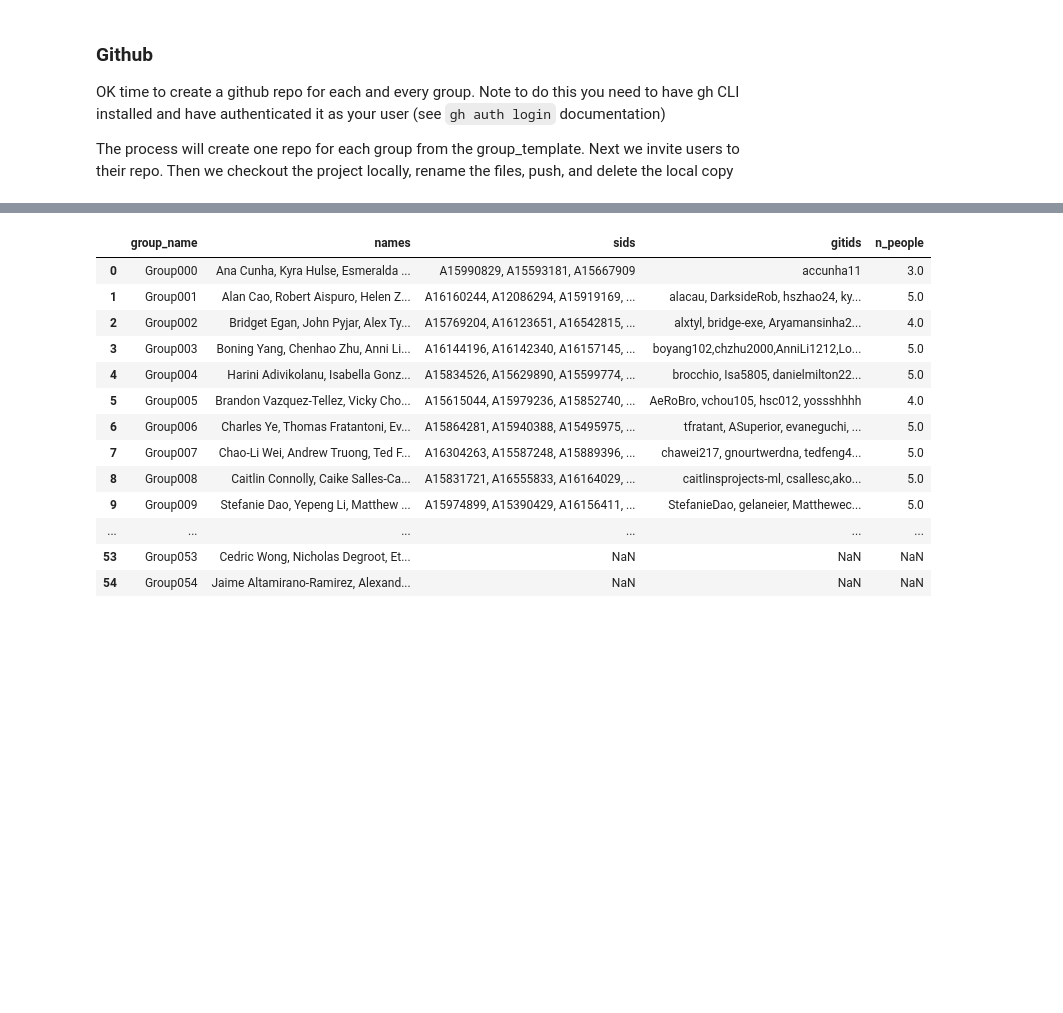
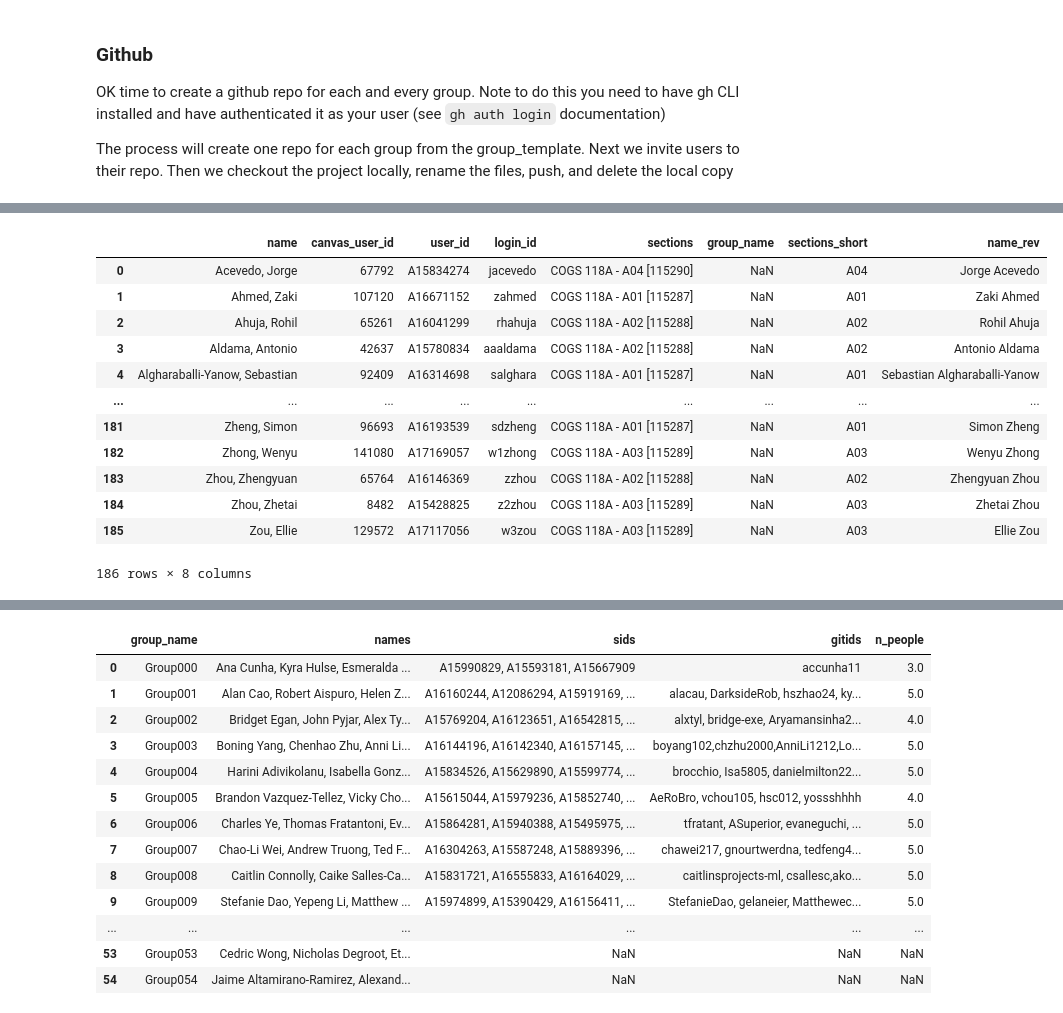
Before and after one commit to LynnMu/Project_Mgmt, a Jupyter notebook: assign_project_groups.ipynb, the cells around one changed output, grey strips where cells are left out. Cells and saved outputs as stored; diff of their text form; code cells hidden in the pictures; blank space fills up the shorter version.

```diff
--- a/assign_project_groups.ipynb
+++ b/assign_project_groups.ipynb
@@ -952,0 +952,19 @@ gh api -X PUT -f permission=admin /orgs/COGS118A/teams/Instructors_Sp22/repos/CO
+# %%
+roster = pd.read_csv('Project Groups-Wi23.csv')
+roster['sections_short'] = roster['sections'].apply( lambda x: x.split()[3])
+roster['name_rev'] = roster['name'].apply( lambda x: ' '.join(x.split(',')[::-1]).strip() )
+roster
+# %% [output]
+|  | name | canvas_user_id | user_id | login_id | sections | group_name | sections_short | name_rev |
+| 0 | Acevedo, Jorge | 67792 | A15834274 | jacevedo | COGS 118A - A04 [115290] | NaN | A04 | Jorge Acevedo |
+| 1 | Ahmed, Zaki | 107120 | A16671152 | zahmed | COGS 118A - A01 [115287] | NaN | A01 | Zaki Ahmed |
+| 2 | Ahuja, Rohil | 65261 | A16041299 | rhahuja | COGS 118A - A02 [115288] | NaN | A02 | Rohil Ahuja |
+| 3 | Aldama, Antonio | 42637 | A15780834 | aaaldama | COGS 118A - A02 [115288] | NaN | A02 | Antonio Aldama |
+| 4 | Algharaballi-Yanow, Sebastian | 92409 | A16314698 | salghara | COGS 118A - A01 [115287] | NaN | A01 | Sebastian Algharaballi-Yanow |
+| ... | ... | ... | ... | ... | ... | ... | ... | ... |
+| 181 | Zheng, Simon | 96693 | A16193539 | sdzheng | COGS 118A - A01 [115287] | NaN | A01 | Simon Zheng |
+| 182 | Zhong, Wenyu | 141080 | A17169057 | w1zhong | COGS 118A - A03 [115289] | NaN | A03 | Wenyu Zhong |
+| 183 | Zhou, Zhengyuan | 65764 | A16146369 | zzhou | COGS 118A - A02 [115288] | NaN | A02 | Zhengyuan Zhou |
+| 184 | Zhou, Zhetai | 8482 | A15428825 | z2zhou | COGS 118A - A03 [115289] | NaN | A03 | Zhetai Zhou |
+| 185 | Zou, Ellie | 129572 | A17117056 | w3zou | COGS 118A - A03 [115289] | NaN | A03 | Ellie Zou |
+186 rows × 8 columns
```
Also changed, not shown: parts of 20 cells of this notebook, 1 other file.
